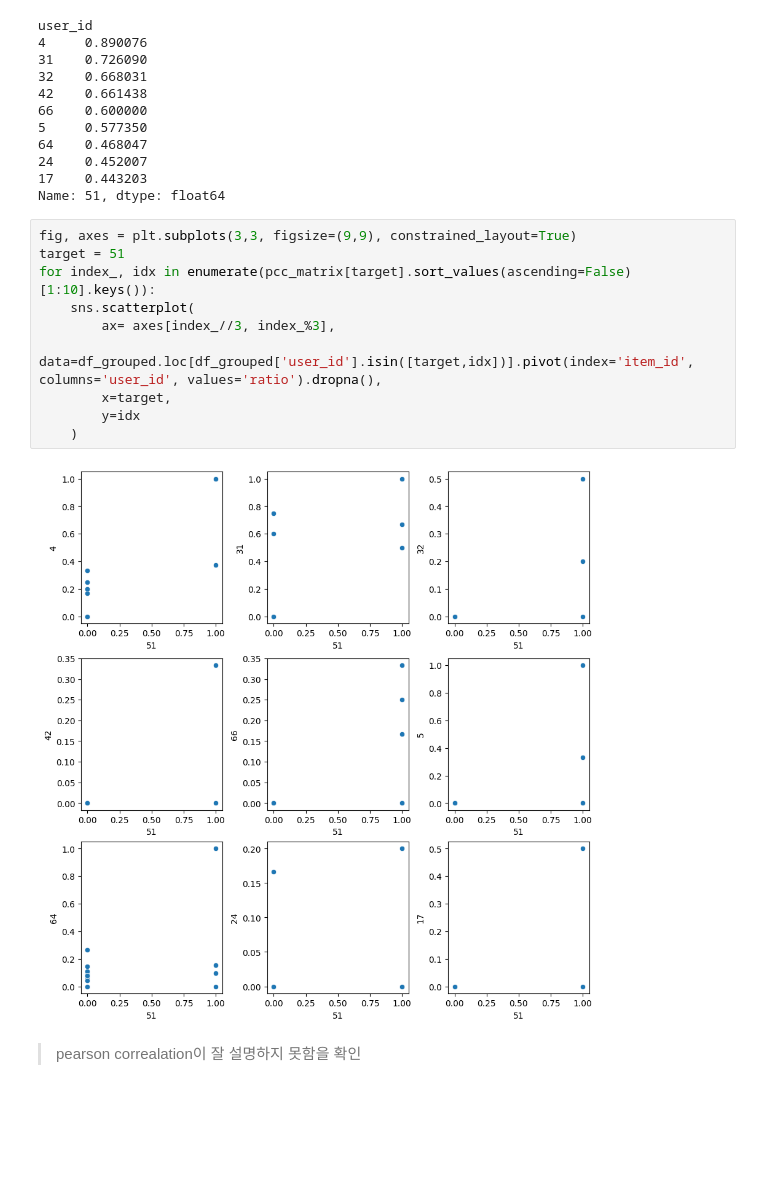
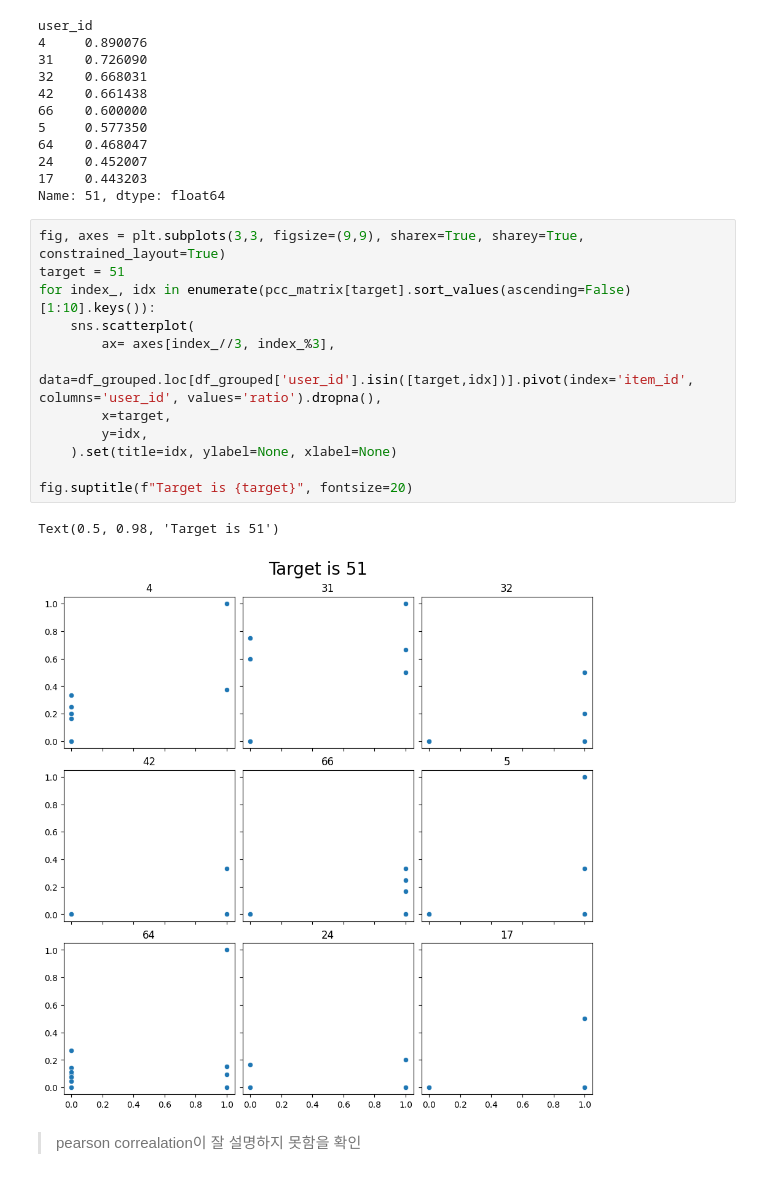
Before and after one commit to csLee94/project_notebook, a Jupyter notebook: collaborative_filtering/notebooks/get_pcc.ipynb, the cells around one changed output. Cells and saved outputs as stored; diff of their text form; blank space fills up the shorter version.

```diff
--- a/collaborative_filtering/notebooks/get_pcc.ipynb
+++ b/collaborative_filtering/notebooks/get_pcc.ipynb
@@ -91,17 +91,20 @@ user_id
 17    0.443203
 Name: 51, dtype: float64
 # %%
-fig, axes = plt.subplots(3,3, figsize=(9,9), constrained_layout=True)
+fig, axes = plt.subplots(3,3, figsize=(9,9), sharex=True, sharey=True, constrained_layout=True)
 target = 51
 for index_, idx in enumerate(pcc_matrix[target].sort_values(ascending=False)[1:10].keys()):
     sns.scatterplot(
         ax= axes[index_//3, index_%3],
         data=df_grouped.loc[df_grouped['user_id'].isin([target,idx])].pivot(index='item_id', columns='user_id', values='ratio').dropna(),
         x=target,
-        y=idx
-    )
+        y=idx,
+    ).set(title=idx, ylabel=None, xlabel=None)
+
+fig.suptitle(f"Target is {target}", fontsize=20)
 # %% [output]
+Text(0.5, 0.98, 'Target is 51')
-[figure, old version]
+[figure, new version]
 # %% [markdown]
 > pearson correalation이 잘 설명하지 못함을 확인
 # %% [markdown]
```
Also changed, not shown: parts of 6 cells of this notebook.
